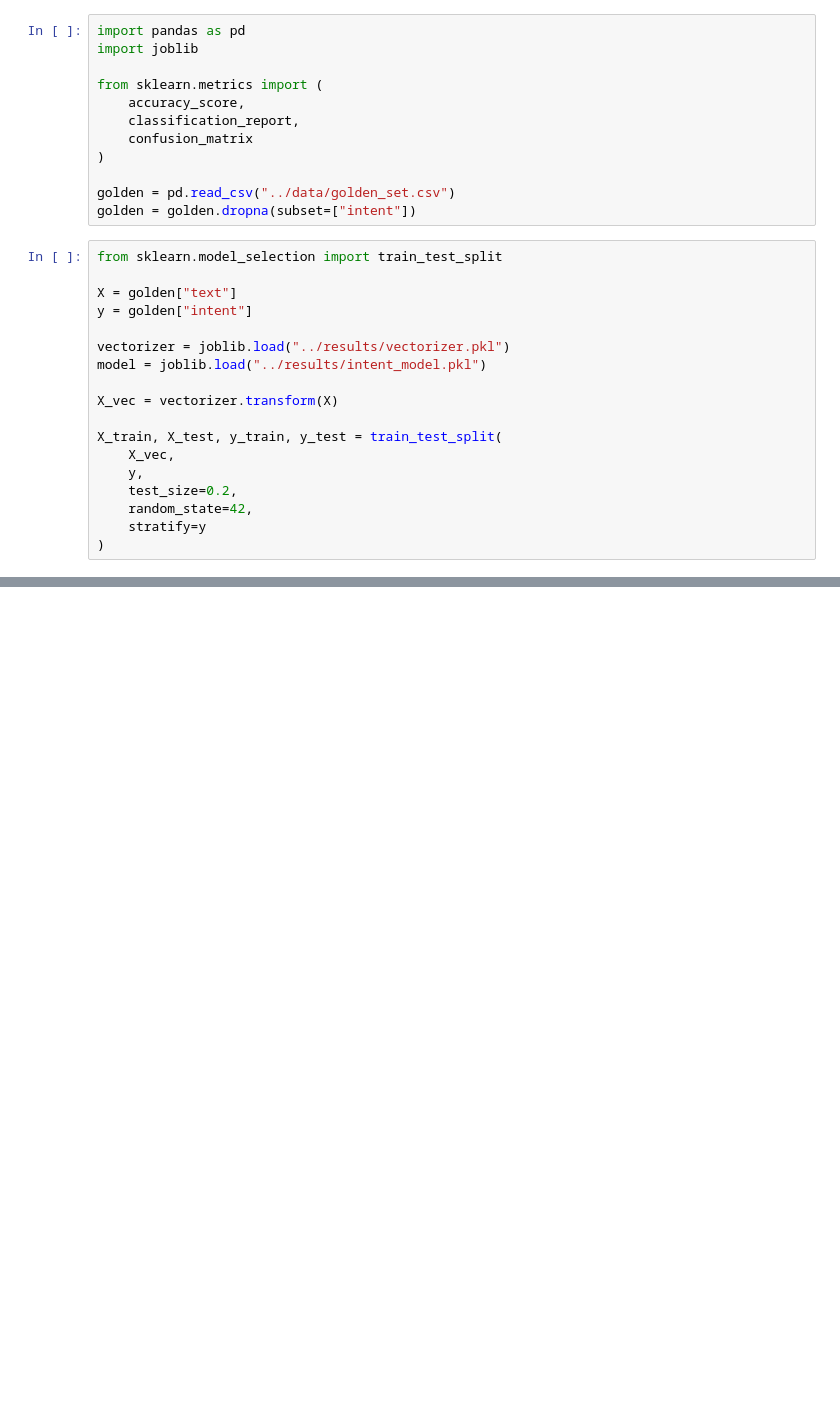
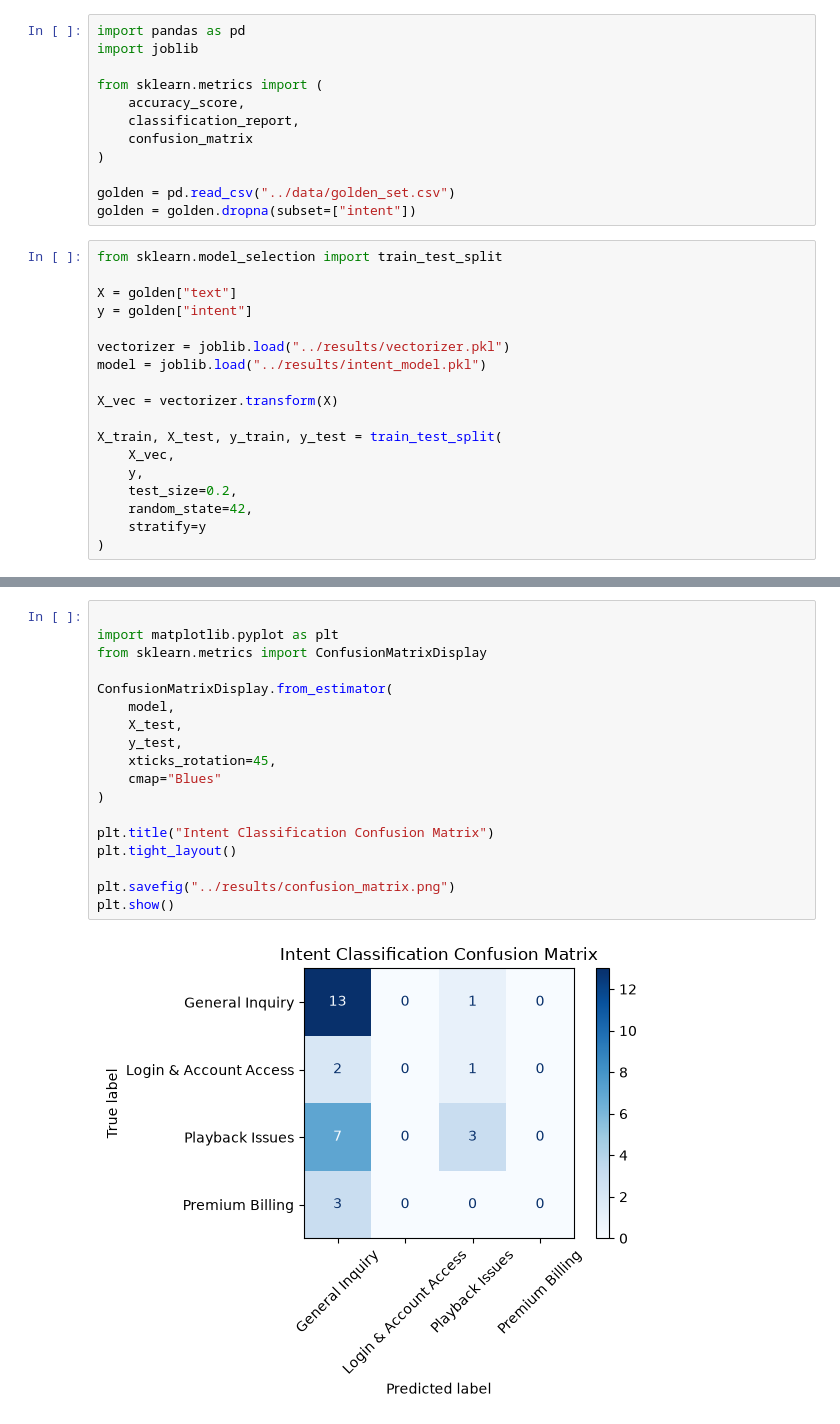
Before and after one commit to Anjali1845/hiver-ai-support-agent, a Jupyter notebook: notebooks/06_evaluation.ipynb, the cells around one changed output, grey strips where cells are left out. Drawn from its saved outputs; the diff is of its cells as text; blank space fills up the shorter version.

```diff
--- a/notebooks/06_evaluation.ipynb
+++ b/notebooks/06_evaluation.ipynb
@@ -46,0 +48,20 @@ Premium Billing       0.00      0.00      0.00         2
+# %%
+
+import matplotlib.pyplot as plt
+from sklearn.metrics import ConfusionMatrixDisplay
+
+ConfusionMatrixDisplay.from_estimator(
+    model,
+    X_test,
+    y_test,
+    xticks_rotation=45,
+    cmap="Blues"
+)
+
+plt.title("Intent Classification Confusion Matrix")
+plt.tight_layout()
+
+plt.savefig("../results/confusion_matrix.png")
+plt.show()
+# %% [output]
+[figure, added]
```
Also changed, not shown: parts of 1 cell of this notebook, 10 other files.
